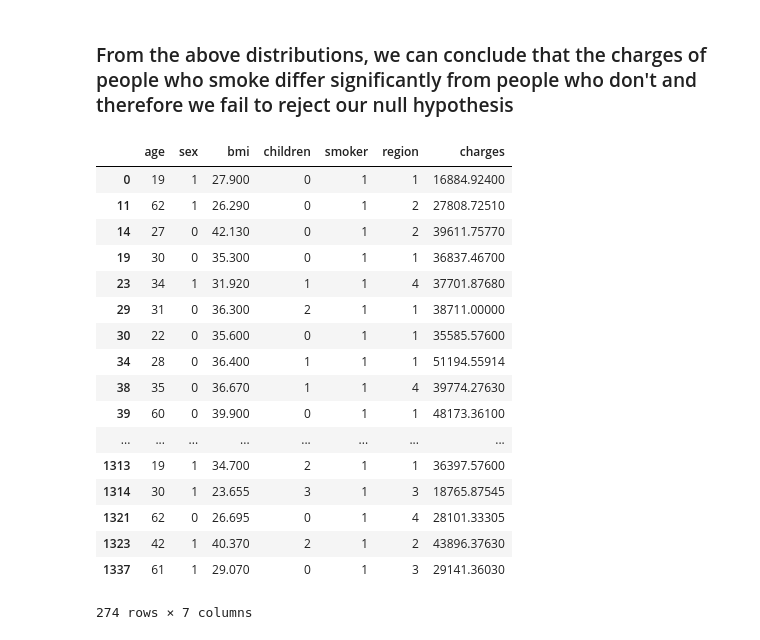
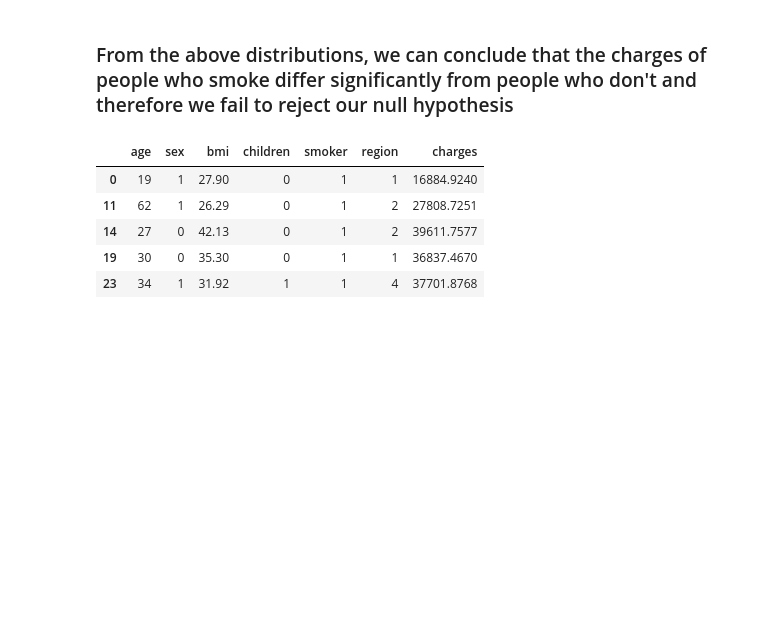
Before and after one commit to sanjaytallolli/TotalDataScience, a Jupyter notebook: Insurance Forecast Stat Mini Project.ipynb, the cells around one changed output. Saved outputs shown, nothing was run; the diff lists cells and outputs as text; code cells hidden in the pictures; blank space fills up the shorter version.

```diff
--- a/Insurance Forecast Stat Mini Project.ipynb
+++ b/Insurance Forecast Stat Mini Project.ipynb
@@ -420,23 +441,11 @@ print("2 sample and 2 sided t-test t-stat:  {} and pvalue: {} respectively".form
 # %% [markdown]
 ### From the above distributions, we can conclude that the charges of people who smoke differ significantly from people who don't and therefore we fail to reject our null hypothesis
 # %%
-smoker_
+smoker_.head()
 # %% [output]
 |  | age | sex | bmi | children | smoker | region | charges |
-| 0 | 19 | 1 | 27.900 | 0 | 1 | 1 | 16884.92400 |
-| 11 | 62 | 1 | 26.290 | 0 | 1 | 2 | 27808.72510 |
-| 14 | 27 | 0 | 42.130 | 0 | 1 | 2 | 39611.75770 |
-| 19 | 30 | 0 | 35.300 | 0 | 1 | 1 | 36837.46700 |
-| 23 | 34 | 1 | 31.920 | 1 | 1 | 4 | 37701.87680 |
-| 29 | 31 | 0 | 36.300 | 2 | 1 | 1 | 38711.00000 |
-| 30 | 22 | 0 | 35.600 | 0 | 1 | 1 | 35585.57600 |
-| 34 | 28 | 0 | 36.400 | 1 | 1 | 1 | 51194.55914 |
-| 38 | 35 | 0 | 36.670 | 1 | 1 | 4 | 39774.27630 |
-| 39 | 60 | 0 | 39.900 | 0 | 1 | 1 | 48173.36100 |
-| ... | ... | ... | ... | ... | ... | ... | ... |
-| 1313 | 19 | 1 | 34.700 | 2 | 1 | 1 | 36397.57600 |
-| 1314 | 30 | 1 | 23.655 | 3 | 1 | 3 | 18765.87545 |
-| 1321 | 62 | 0 | 26.695 | 0 | 1 | 4 | 28101.33305 |
-| 1323 | 42 | 1 | 40.370 | 2 | 1 | 2 | 43896.37630 |
-| 1337 | 61 | 1 | 29.070 | 0 | 1 | 3 | 29141.36030 |
+| 0 | 19 | 1 | 27.90 | 0 | 1 | 1 | 16884.9240 |
+| 11 | 62 | 1 | 26.29 | 0 | 1 | 2 | 27808.7251 |
+| 14 | 27 | 0 | 42.13 | 0 | 1 | 2 | 39611.7577 |
+| 19 | 30 | 0 | 35.30 | 0 | 1 | 1 | 36837.4670 |
+| 23 | 34 | 1 | 31.92 | 1 | 1 | 4 | 37701.8768 |
-274 rows × 7 columns
```
Also changed, not shown: parts of 42 cells of this notebook.
